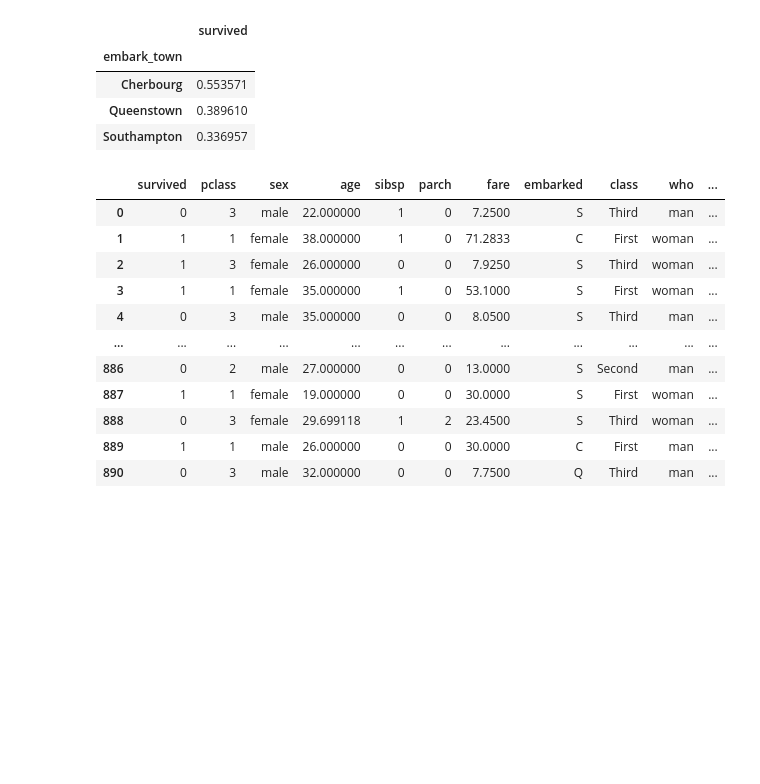
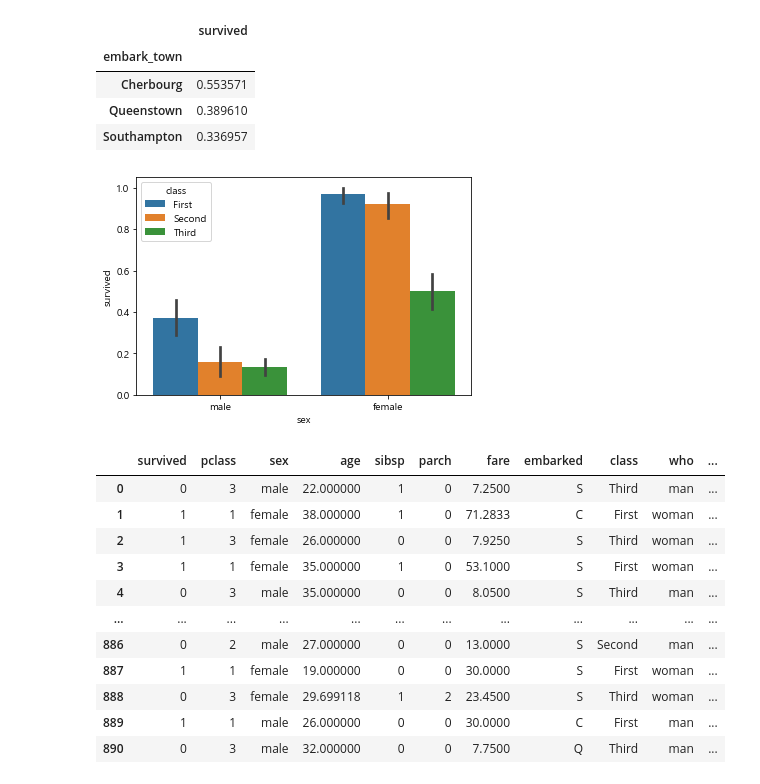
Before and after one commit to Wootae94/Data-Analysis-2020, a Jupyter notebook: 03.Pandas/과제20201111.ipynb, the cells around one changed output. Cells and saved outputs as stored; diff of their text form; code cells hidden in the pictures; blank space fills up the shorter version.

Commit message:
Visualization

```diff
--- a/03.Pandas/과제20201111.ipynb
+++ b/03.Pandas/과제20201111.ipynb
@@ -4 +1,10 @@ import pandas as pd
+# %%
+import numpy as np
+import pandas as pd
+import seaborn as sns
+import matplotlib as mpl
+import matplotlib.pyplot as plt
+%matplotlib inline
+mpl.rc('font', family='Malgun Gothic')
+mpl.rc('axes', unicode_minus=False)
 # %%
@@ -170,6 +175,11 @@ titanic.pivot_table('survived','embark_town')
 | Cherbourg | 0.553571 |
 | Queenstown | 0.389610 |
 | Southampton | 0.336957 |
+# %%
+sns.barplot(x = 'sex',y = 'survived',hue='class',data=titanic)
+plt.show()
+# %% [output]
+[figure, added]
 # %%
 # 연습문제 2 - d
 bins = [1, 20, 30, 50, 70, 100]
```
Also changed, not shown: parts of 6 cells of this notebook, 5 other files.
